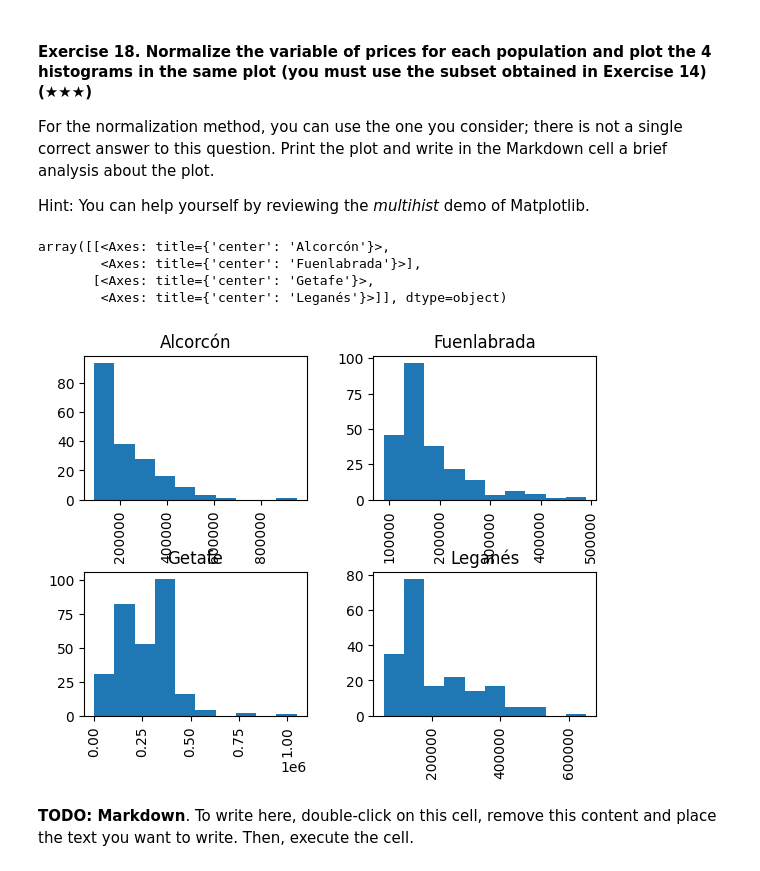
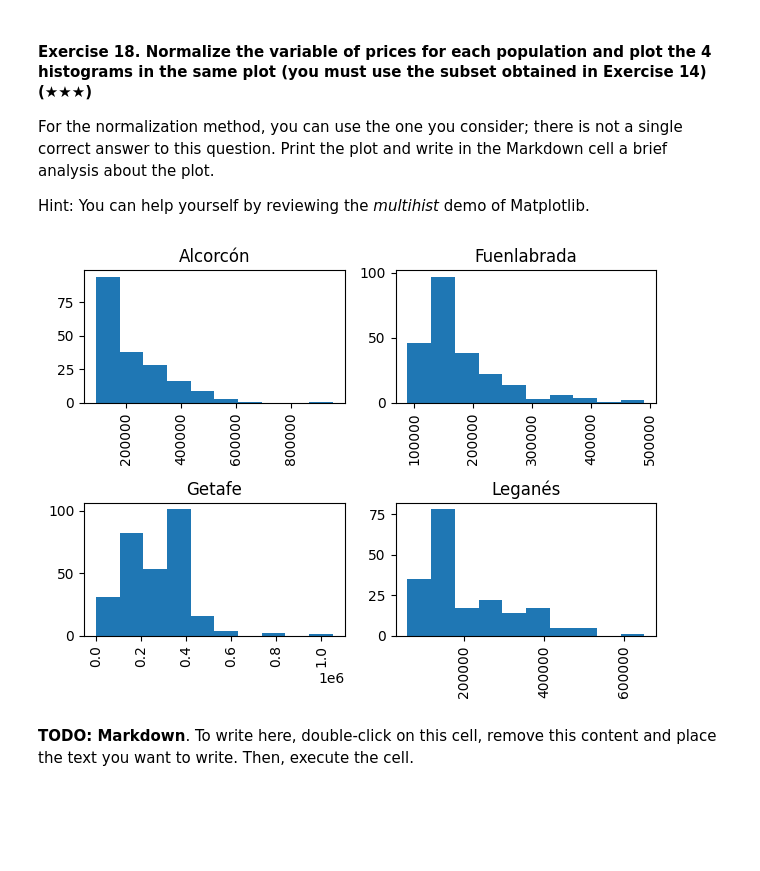
Before and after one commit to remelop03/realestate-datacleanup-exercise, a Jupyter notebook: project.ipynb, the cells around one changed output. Cells and saved outputs as stored; diff of their text form; code cells hidden in the pictures; blank space fills up the shorter version.

```diff
--- a/project.ipynb
+++ b/project.ipynb
@@ -406,18 +406,15 @@ Hint: You can help yourself by reviewing the *multihist* demo of Matplotlib.
 # %%
 # TODO
 
 import pandas as pd
 import matplotlib.pyplot as plt
 ds = pd.read_csv('assets/real_estate.csv', sep=';')
 south_belt = ds[ds['level5'].isin(["Fuenlabrada","Leganés","Getafe","Alcorcón"])]
 south_belt = south_belt.dropna(subset=["price"],axis="index")
 south_belt.hist("price",by="level5")
+plt.tight_layout()
 # %% [output]
-array([[<Axes: title={'center': 'Alcorcón'}>,
-        <Axes: title={'center': 'Fuenlabrada'}>],
-       [<Axes: title={'center': 'Getafe'}>,
-        <Axes: title={'center': 'Leganés'}>]], dtype=object)
-[figure, old version]
+[figure, new version]
 # %% [markdown]
 **TODO: Markdown**. To write here, double-click on this cell, remove this content and place the text you want to write. Then, execute the cell.
 # %% [markdown]
```
Also changed, not shown: parts of 1 cell of this notebook.
